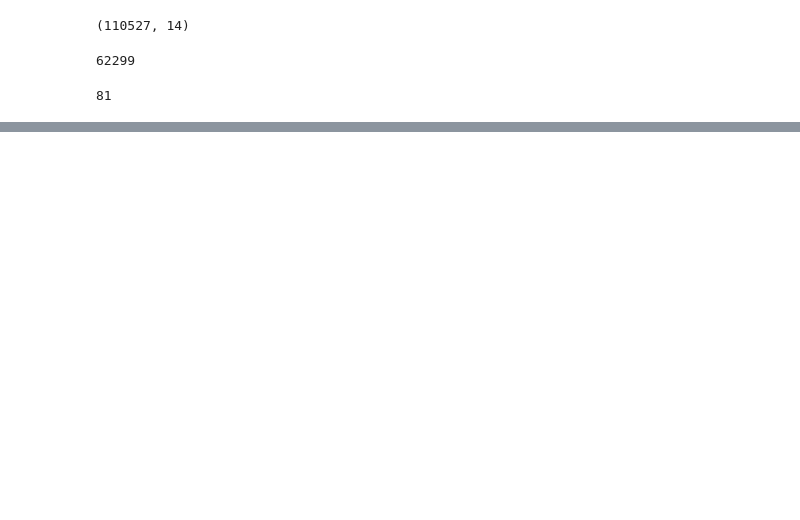
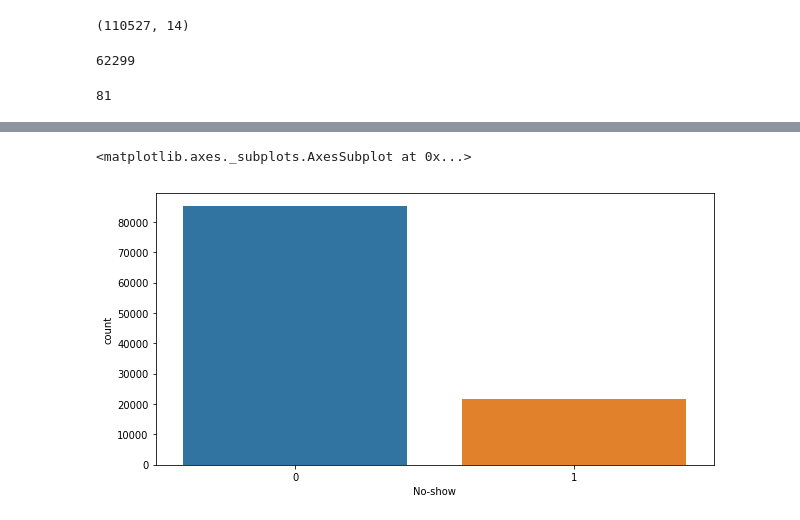
Before and after one commit to Oladotun/PatientNoShows, a Jupyter notebook: PredictPatientNoShows.ipynb, the cells around one changed output, grey strips where cells are left out. Saved outputs shown, nothing was run; the diff lists cells and outputs as text; code cells hidden in the pictures; blank space fills up the shorter version.

Commit message:
Added Predict No Show

```diff
--- a/PredictPatientNoShows.ipynb
+++ b/PredictPatientNoShows.ipynb
@@ -34,0 +43,2 @@ KeyError: 'age'
+# %%
+dataset['AppointmentDay']=pd.to_datetime(dataset['AppointmentDay'],infer_datetime_format=True)
@@ -34,0 +67,4 @@ KeyError: 'age'
+# %%
+dataset['AwaitingTime']=(dataset['AppointmentDay'].sub(dataset['ScheduledDay'],axis=0))
+# %%
+dataset["AwaitingTime"] = (dataset["AwaitingTime"] / np.timedelta64(1, 'D')).abs()
@@ -34,0 +80,13 @@ KeyError: 'age'
+# %%
+dataset['No-show'].replace("No", 0,inplace=True)
+dataset['No-show'].replace("Yes", 1,inplace=True)
+# %%
+import seaborn as sns
+import matplotlib.pyplot as plt
+%matplotlib notebook
+%matplotlib inline
+plt.figure(figsize=(10,5))
+sns.countplot(x='No-show',data=dataset)
+# %% [output]
+<matplotlib.axes._subplots.AxesSubplot at 0x...>
+[figure, added]
```
Also changed, not shown: parts of 25 cells of this notebook.
